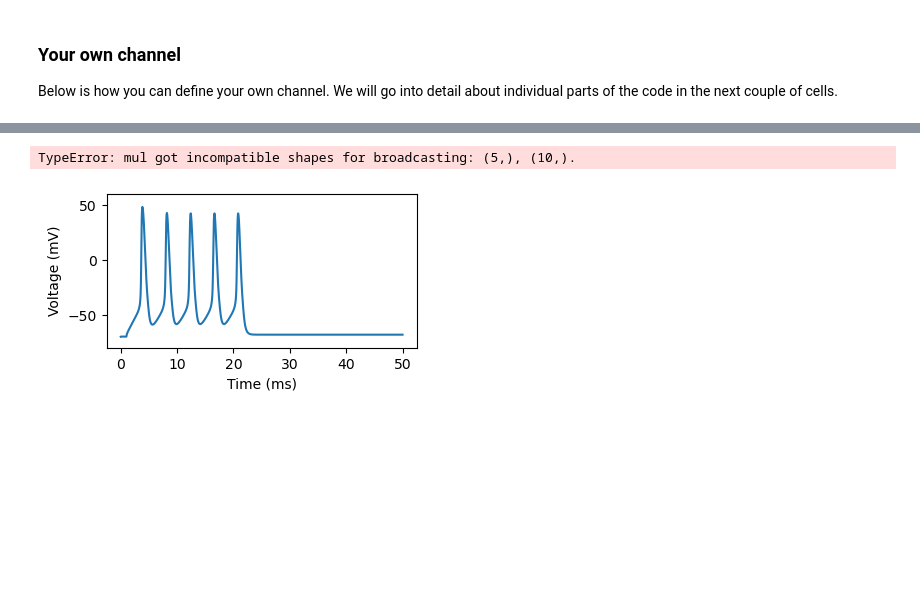
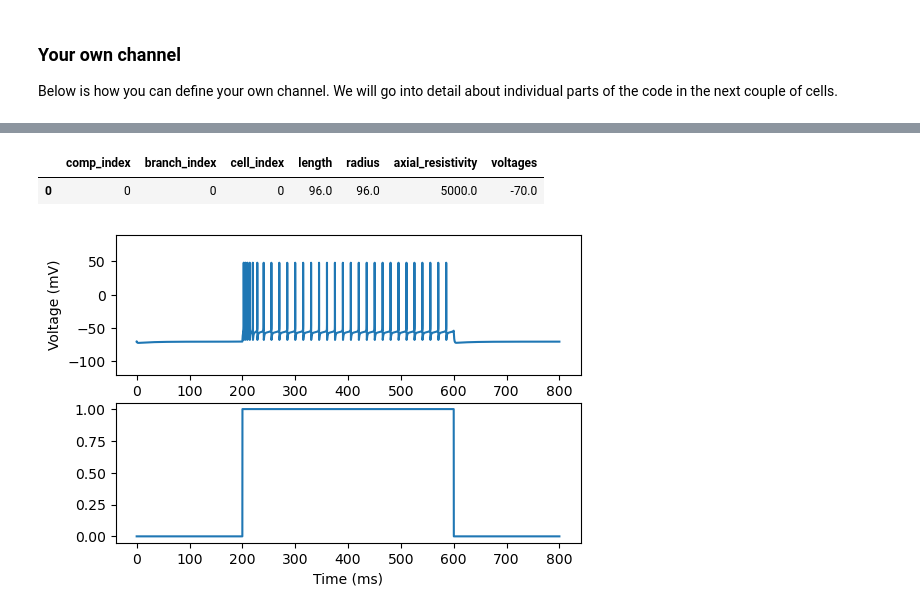
Before and after one commit to jaxleyverse/jaxley, a Jupyter notebook: tutorials/05_new_mechanisms_CS.ipynb, the cells around one changed output, grey strips where cells are left out. Saved outputs shown, nothing was run; the diff lists cells and outputs as text; code cells hidden in the pictures; blank space fills up the shorter version.

Commit message:
workon channels

```diff
--- a/tutorials/05_new_mechanisms_CS.ipynb
+++ b/tutorials/05_new_mechanisms_CS.ipynb
@@ -357,0 +421,14 @@ cell.insert(HHChannel)
+# %%
+# Pospischil parameters for Fig. 1
+cell.set_params("gl", 1e-4)
+cell.set_params("el", -70)
+
+cell.set_params("gNa", 0.05)
+
+cell.set_params("gK", 0.005)
+
+cell.set_params("gM", 7e-5)
+
+cell.set_params("taumax", 2000)
+
+#cell.set_states("p", .2)
@@ -358,20 +499,36 @@ cell.insert(HHChannel)
 # %%
-cell.insert(NaChannelPospi)
-cell.insert(KChannelPospi)
+cell.show("NaChannelPospi")
+cell.show()
+# %% [output]
+|  | comp_index | branch_index | cell_index | length | radius | axial_resistivity | voltages |
+| 0 | 0 | 0 | 0 | 96.0 | 96.0 | 5000.0 | -70.0 |
-# %%
-cell.insert(NaKChannelsPospi)
 # %%
-stims = [nx.Stimulus(0, 0, 0.0, nx.step_current(1.0, 20.0, 0.03, time_vec))]
+# Stimulus.
+i_delay = 200.0  # ms
+i_amp = 1  # nA 0.08
+i_dur = 400.0  # ms
+
+# Duration and step size.
+dt = 0.0025  # ms
+t_max = 800.0  # ms
+
+time_vec = jnp.arange(0.0, t_max+dt, dt)
+
+stims = [nx.Stimulus(0, 0, 0.0, nx.step_current(i_delay, i_dur, i_amp, time_vec, i_offset=0))]
 recs = [nx.Recording(0, 0, 0.0)]
 
 s = nx.integrate(cell, stims, recs)
-# %% [output]
-TypeError: mul got incompatible shapes for broadcasting: (5,), (10,).
 # %%
-fig, ax = plt.subplots(1, 1, figsize=(4, 2))
+plt.figure(1,  figsize=(6, 4))
+ax = plt.subplot(211)
 _ = ax.plot(time_vec, s.T[:-1])
-_ = ax.set_ylim([-80, 60])
+_ = ax.set_ylim([-120, 90])
 _ = ax.set_xlabel("Time (ms)")
 _ = ax.set_ylabel("Voltage (mV)")
+
+
+ax = plt.subplot(212)
+ax.plot(time_vec,stims[0].current)
+_ = ax.set_xlabel("Time (ms)")
 # %% [output]
-[figure, old version]
+[figure, new version]
```
Also changed, not shown: parts of 24 cells of this notebook, 1 other file.
